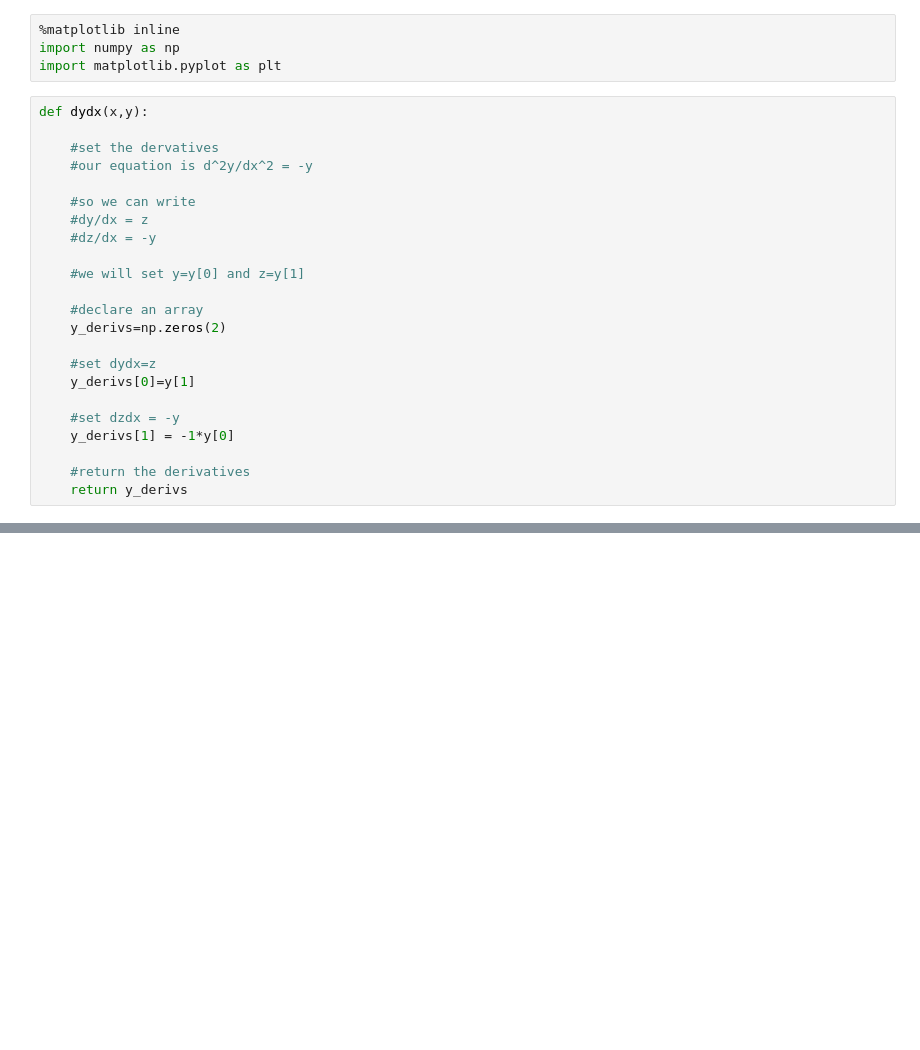
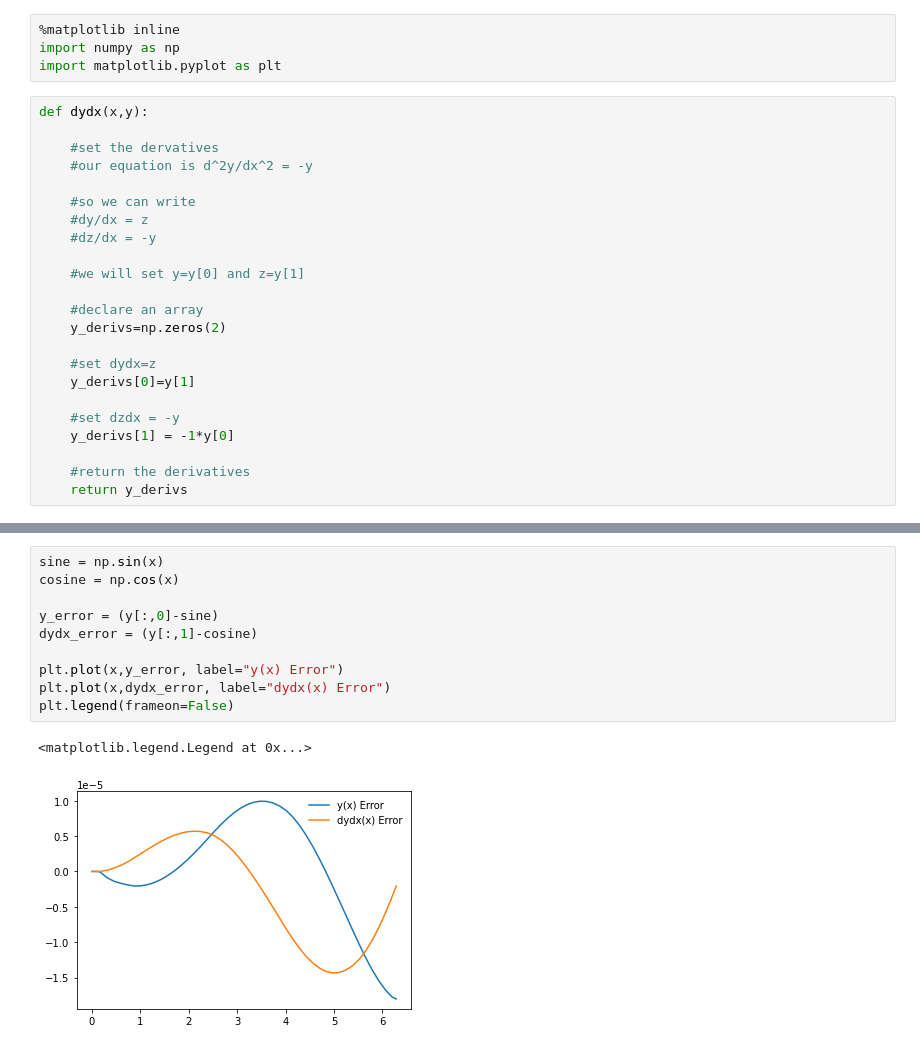
Before and after one commit to Astrcode/astr-119-session-11, a Jupyter notebook: runga_kutta_mv.ipynb, the cells around one changed output, grey strips where cells are left out. Saved outputs shown, nothing was run; the diff lists cells and outputs as text; blank space fills up the shorter version.

```diff
--- a/runga_kutta_mv.ipynb
+++ b/runga_kutta_mv.ipynb
@@ -55,0 +244,13 @@ e
+# %%
+sine = np.sin(x)
+cosine = np.cos(x)
+
+y_error = (y[:,0]-sine)
+dydx_error = (y[:,1]-cosine)
+
+plt.plot(x,y_error, label="y(x) Error")
+plt.plot(x,dydx_error, label="dydx(x) Error")
+plt.legend(frameon=False)
+# %% [output]
+<matplotlib.legend.Legend at 0x...>
+[figure, added]
```
Also changed, not shown: parts of 5 cells of this notebook.
